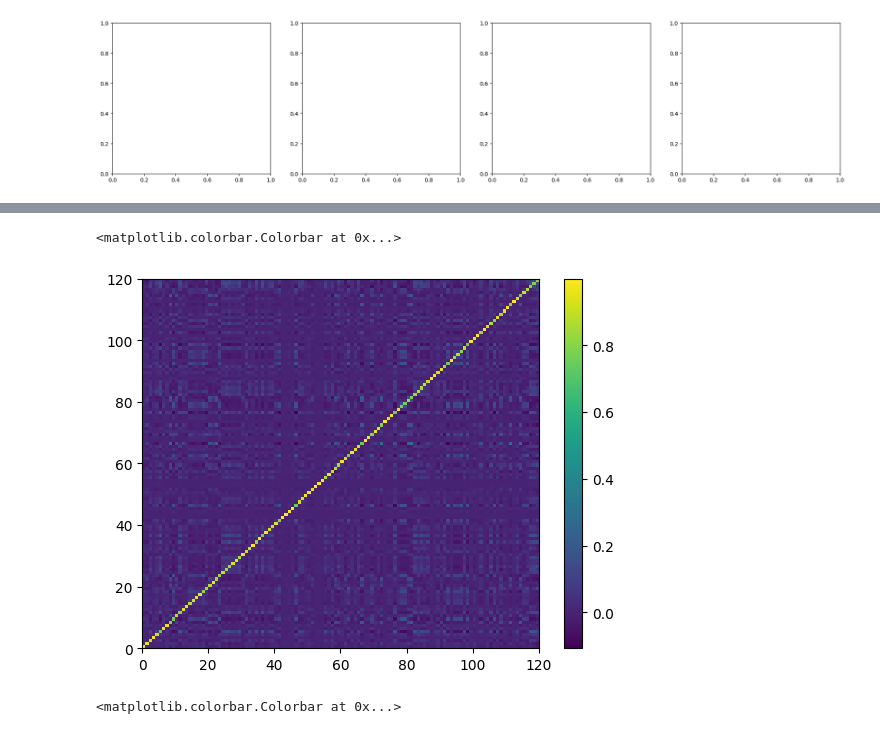
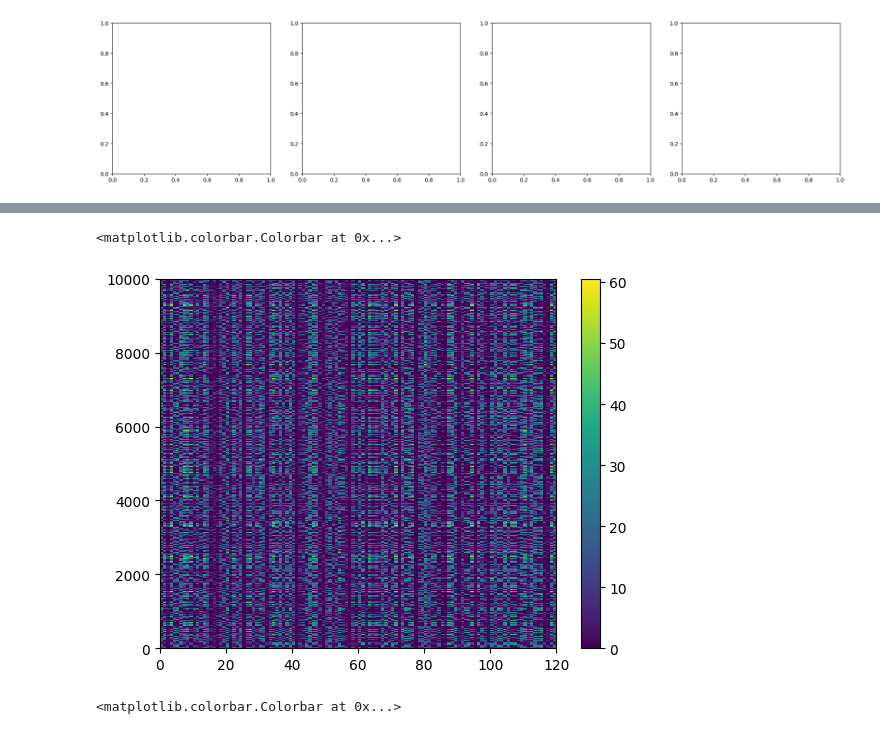
Before and after one commit to wormLove/DCNet, a Jupyter notebook: SiameseMNIST.ipynb, the cells around one changed output, grey strips where cells are left out. Drawn from its saved outputs; the diff is of its cells as text; code cells hidden in the pictures.

```diff
--- a/SiameseMNIST.ipynb
+++ b/SiameseMNIST.ipynb
@@ -252,9 +225,9 @@ layer = 7
 layer_dim = 120
 
 nepochs = 20
-nbatches = 200
+nbatches = 100
 batch_size = 64
 
-lr = 0.01
+lr = 0.1
 margin = 1.0
 # %%
@@ -330,9 +316,9 @@ for epoch in range(nepochs):
 # %%
-plt.pcolormesh(adaptation_layer2.connections)
+plt.pcolormesh(test_outputs[1])
 plt.colorbar()
 # %% [output]
 <matplotlib.colorbar.Colorbar at 0x...>
-[figure, old version]
+[figure, new version]
 # %%
 from layers import DiscriminationModule, AdaptationModule
 from initialization import DatasetInitializer, RandomInitializer
```
Also changed, not shown: parts of 13 cells of this notebook, 3 other files.
